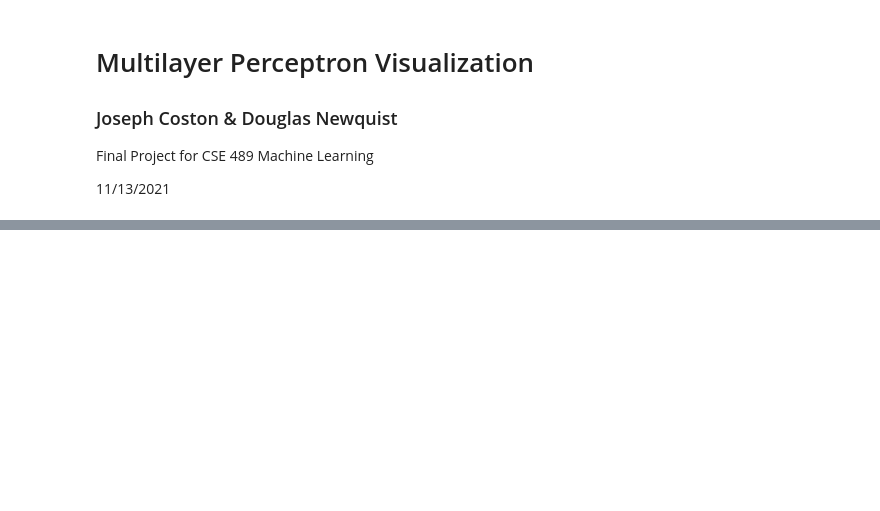
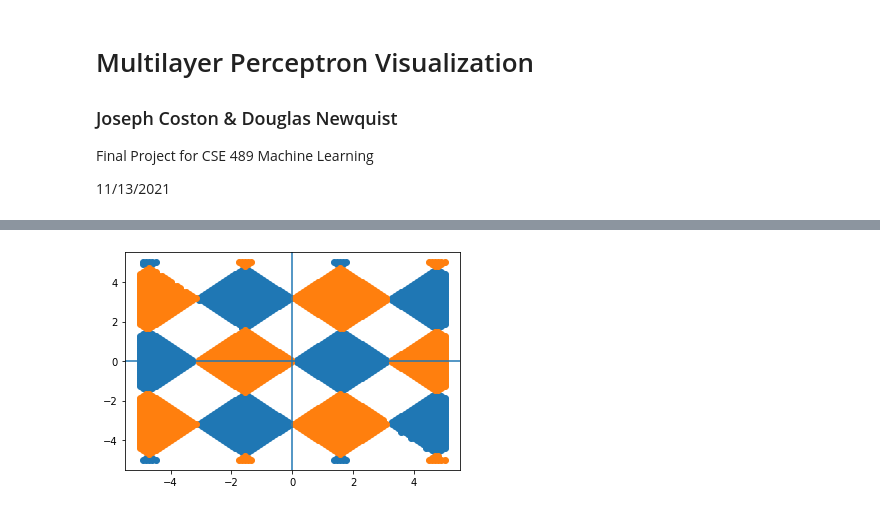
Before and after one commit to joseph-coston/Multilayer-Perceptron, a Jupyter notebook: MLP.ipynb, the cells around one changed output, grey strips where cells are left out. Drawn from its saved outputs; the diff is of its cells as text; code cells hidden in the pictures; blank space fills up the shorter version.

Commit message:
Added cool neural network

```diff
--- a/MLP.ipynb
+++ b/MLP.ipynb
@@ -74,6 +116,36 @@ triangle.evalute((1, 1))
 # %%
 # TODO visualize ouptput space
 # TODO see that perceptrons correctly classify the random point clouds
+# %%
+def plot2D_network(n):
+	for group in range(n.output_size):
+		X = []
+		Y = []
+		for x in np.linspace(-5, 5, 100):
+			for y in np.linspace(-5, 5, 100):
+				if n.evalute((x, y))[group]:
+					X.append(x)
+					Y.append(y)
+		plt.scatter(X, Y)
+	plt.axhline(0)
+	plt.axvline(0)
+# %%
+import math
+
+line1 = mlp.Neuron([1, 1], lambda x: math.sin(x) > 0, 0) # sin(x+y) > 0
+line2 = mlp.Neuron([1, -1], lambda x: math.sin(x) > 0, 0) # sin(x-y) > 0
+
+layer1 = mlp.Layer([line1, line2])
+
+none_neuron = mlp.Neuron([-1, -1], lambda x: x > 0, 1)
+all_neuron = mlp.Neuron([1, 1], lambda x: x > 0, -1)
+
+layer2 = mlp.Layer([all_neuron, none_neuron])
+
+random_net = mlp.NeuralNetwork([layer1, layer2])
+plot2D_network(random_net)
+# %% [output]
+[figure, added]
 # %%
 
 plt.imshow()
```
Also changed, not shown: parts of 7 cells of this notebook.
